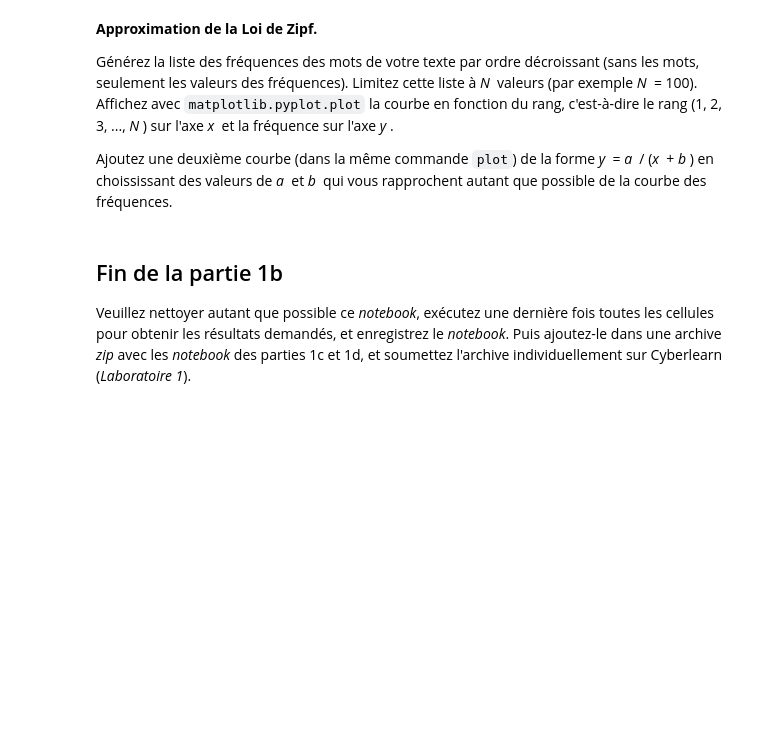
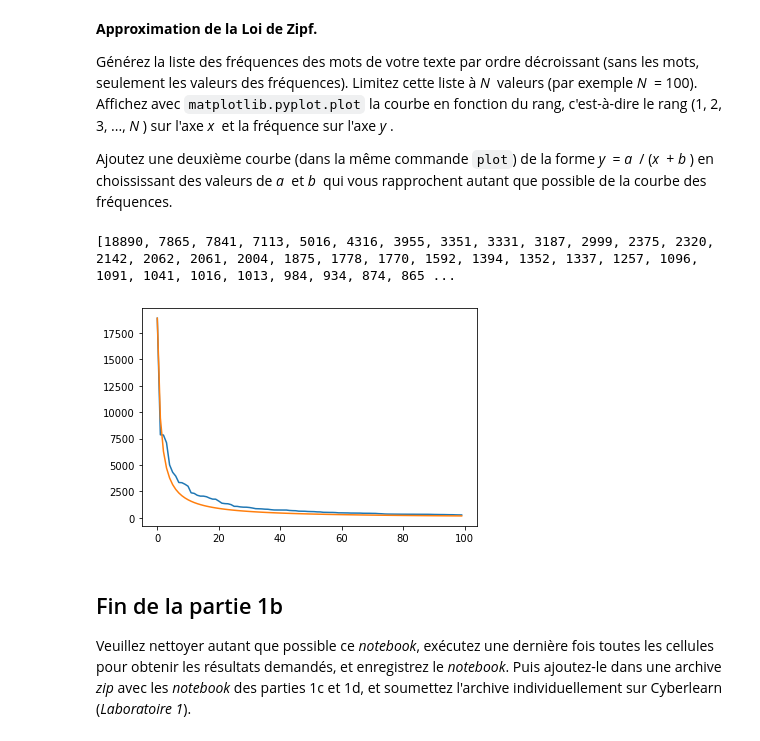
Before and after one commit to goturak/TAL_Heig, a Jupyter notebook: lab01/TAL_Labo1b_student.ipynb, the cells around one changed output. Saved outputs shown, nothing was run; the diff lists cells and outputs as text; code cells hidden in the pictures; blank space fills up the shorter version.

```diff
--- a/lab01/TAL_Labo1b_student.ipynb
+++ b/lab01/TAL_Labo1b_student.ipynb
@@ -162,3 +363,12 @@ Ajoutez une deuxième courbe (dans la même commande `plot`) de la forme *y&nbsp
+# %%
+# Please write your Python code in this cell and execute it.
+freqs= list(map(lambda f:f[1],fdist.most_common(100) ))
+y=list(map(lambda x: 18890/(x+1),range(0,100)))
+matplotlib.pyplot.plot(range(0,100),freqs,range(0,100),y)
+print(freqs)
+# %% [output]
+[18890, 7865, 7841, 7113, 5016, 4316, 3955, 3351, 3331, 3187, 2999, 2375, 2320, 2142, 2062, 2061, 2004, 1875, 1778, 1770, 1592, 1394, 1352, 1337, 1257, 1096, 1091, 1041, 1016, 1013, 984, 934, 874, 865 ...
+[figure, added]
 # %% [markdown]
 ## Fin de la partie 1b
 Veuillez nettoyer autant que possible ce _notebook_, exécutez une dernière fois toutes les cellules pour obtenir les résultats demandés, et enregistrez le _notebook_.  Puis ajoutez-le dans une archive _zip_ avec les _notebook_ des parties 1c et 1d, et soumettez l'archive individuellement sur Cyberlearn (_Laboratoire 1_).
```
Also changed, not shown: parts of 28 cells of this notebook, 11 other files.
